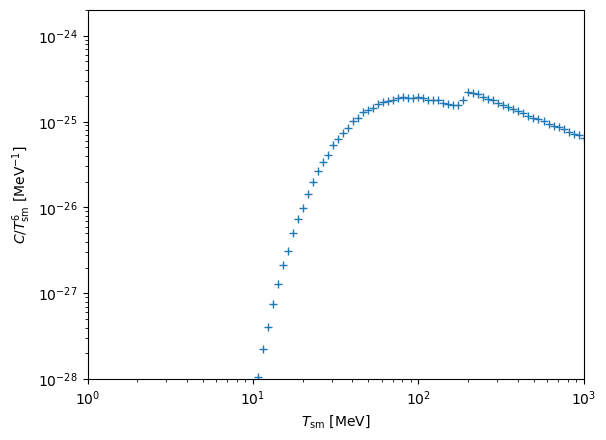
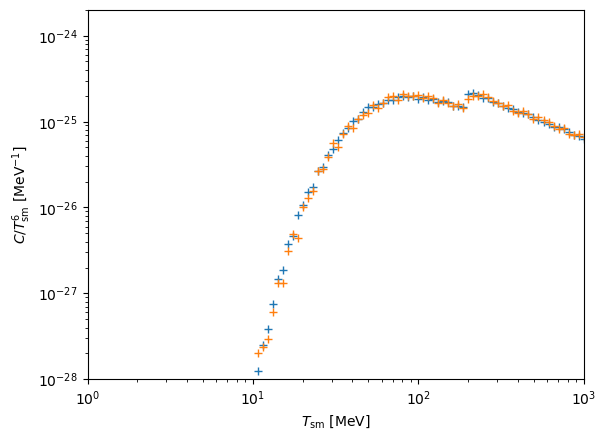
Code edit (unified diff) that turned the first committed figure into the second:
--- before
+++ after
@@ -1,3 +1,4 @@
 plt.plot(T_range, Q**2*tab_rate(T_range, 0.8*T_range)/T_range**6, linestyle='none', marker='+')
+plt.plot(T_range, Q**2*tab_rate_2(T_range, 0.8*T_range)/T_range**6, linestyle='none', marker='+')
 
 plt.yscale('log')

Commit: implemented matrix eleements for coulomb scattering above electroweak PT scale